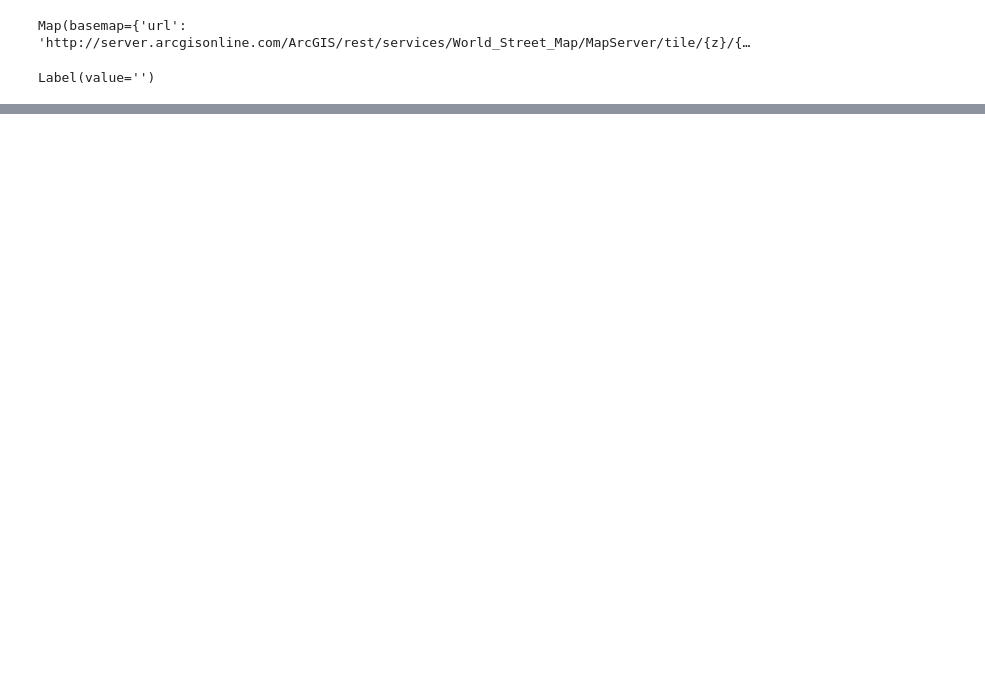
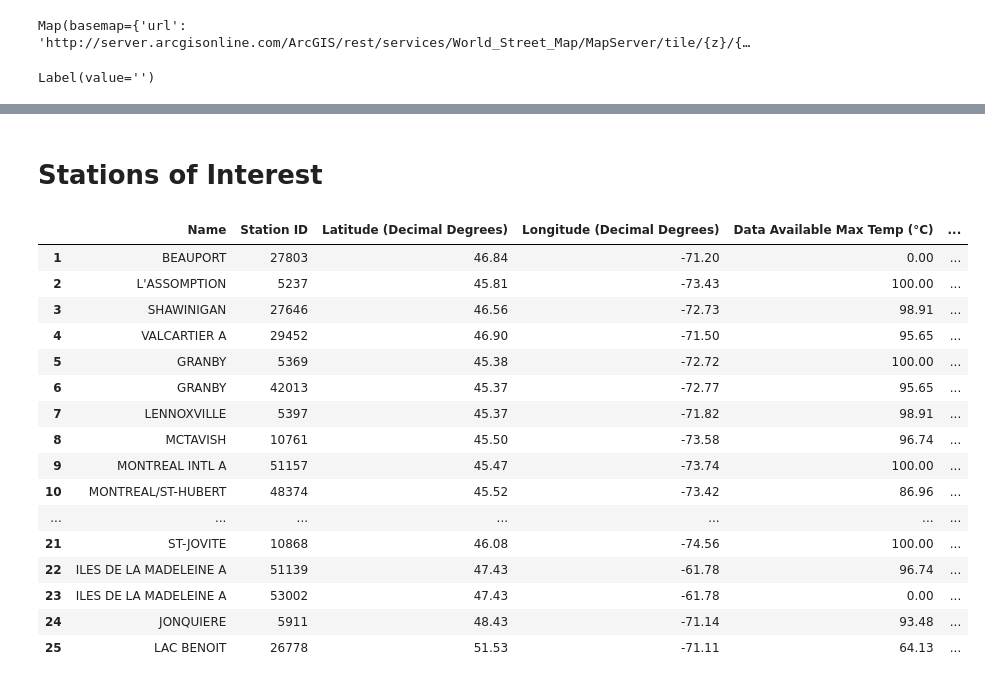
Before and after one commit to guilhAbreu/Environment-Canada-Weather-Info-Processing, a Jupyter notebook: EnvCanWeaInfo.ipynb, the cells around one changed output, grey strips where cells are left out. Cells and saved outputs as stored; diff of their text form; code cells hidden in the pictures; blank space fills up the shorter version.

```diff
--- a/EnvCanWeaInfo.ipynb
+++ b/EnvCanWeaInfo.ipynb
@@ -393,3 +379,61 @@ for label in stations90['Cluster Label'].unique():
     dataList[0]['Temp (°C)'] = dataList[0]['Temp (°C)']/total
 
     clustersSet[str(label)] = dataList[0]
+# %% [markdown]
+# Stations of Interest
+# %%
+method       = 'daily'
+dataPath     = "../data_set/EnviromentCanada/QuebecStations/"+method+"/"
+
+#It opens the metadata and selects the Ids from the Province of Quebec.
+metaData = pd.read_csv("stations_inventory.csv")
+quebecStations = metaData[(metaData["Province"] == "QUEBEC") & (metaData["DLY Last Year"] >= 2018)]
+
+f = open('WEATHER_STATIONS.txt', 'r')
+s = f.readlines()
+f.close()
+s = [l.replace('\n','') for l in s]
+
+hw_stations = quebecStations[quebecStations['Name'].isin(s)]
+IDs = hw_stations['Station ID'].unique()
+
+dataSet = dict()
+
+#It gets the name of each file downloaded previously
+stationFiles = hw_stations['Station ID'].unique().astype('str')
+# %%
+dataSet = dict()
+
+#It gets the name of each file downloaded previously
+stationFiles = hw_stations['Station ID'].unique().astype('str')
+
+#It opens them
+for file in stationFiles:
+    data = pd.read_csv(dataPath+'Heatwave/'+file+'.csv')
+    data = data.dropna(axis = 0, how = 'all')
+    dataSet[file] = data
+# %%
+hw_stations = countData(hw_stations, dataSet, 'Max Temp (°C)', (delta.days + 1))
+hw_stations = countData(hw_stations, dataSet, 'Min Temp (°C)', (delta.days + 1))
+hw_stations = hw_stations[['Name', 'Station ID', 'Latitude (Decimal Degrees)',
+                           'Longitude (Decimal Degrees)', 'Data Available Max Temp (°C)', 'Data Available Min Temp (°C)']]
+hw_stations.index = range(1,hw_stations.shape[0]+1)
+hw_stations
+# %% [output]
+|  | Name | Station ID | Latitude (Decimal Degrees) | Longitude (Decimal Degrees) | Data Available Max Temp (°C) | ... |
+| 1 | BEAUPORT | 27803 | 46.84 | -71.20 | 0.00 | ... |
+| 2 | L'ASSOMPTION | 5237 | 45.81 | -73.43 | 100.00 | ... |
+| 3 | SHAWINIGAN | 27646 | 46.56 | -72.73 | 98.91 | ... |
+| 4 | VALCARTIER A | 29452 | 46.90 | -71.50 | 95.65 | ... |
+| 5 | GRANBY | 5369 | 45.38 | -72.72 | 100.00 | ... |
+| 6 | GRANBY | 42013 | 45.37 | -72.77 | 95.65 | ... |
+| 7 | LENNOXVILLE | 5397 | 45.37 | -71.82 | 98.91 | ... |
+| 8 | MCTAVISH | 10761 | 45.50 | -73.58 | 96.74 | ... |
+| 9 | MONTREAL INTL A | 51157 | 45.47 | -73.74 | 100.00 | ... |
+| 10 | MONTREAL/ST-HUBERT | 48374 | 45.52 | -73.42 | 86.96 | ... |
+| ... | ... | ... | ... | ... | ... | ... |
+| 21 | ST-JOVITE | 10868 | 46.08 | -74.56 | 100.00 | ... |
+| 22 | ILES DE LA MADELEINE A | 51139 | 47.43 | -61.78 | 96.74 | ... |
+| 23 | ILES DE LA MADELEINE A | 53002 | 47.43 | -61.78 | 0.00 | ... |
+| 24 | JONQUIERE | 5911 | 48.43 | -71.14 | 93.48 | ... |
+| 25 | LAC BENOIT | 26778 | 51.53 | -71.11 | 64.13 | ... |
```
Also changed, not shown: parts of 17 cells of this notebook.
